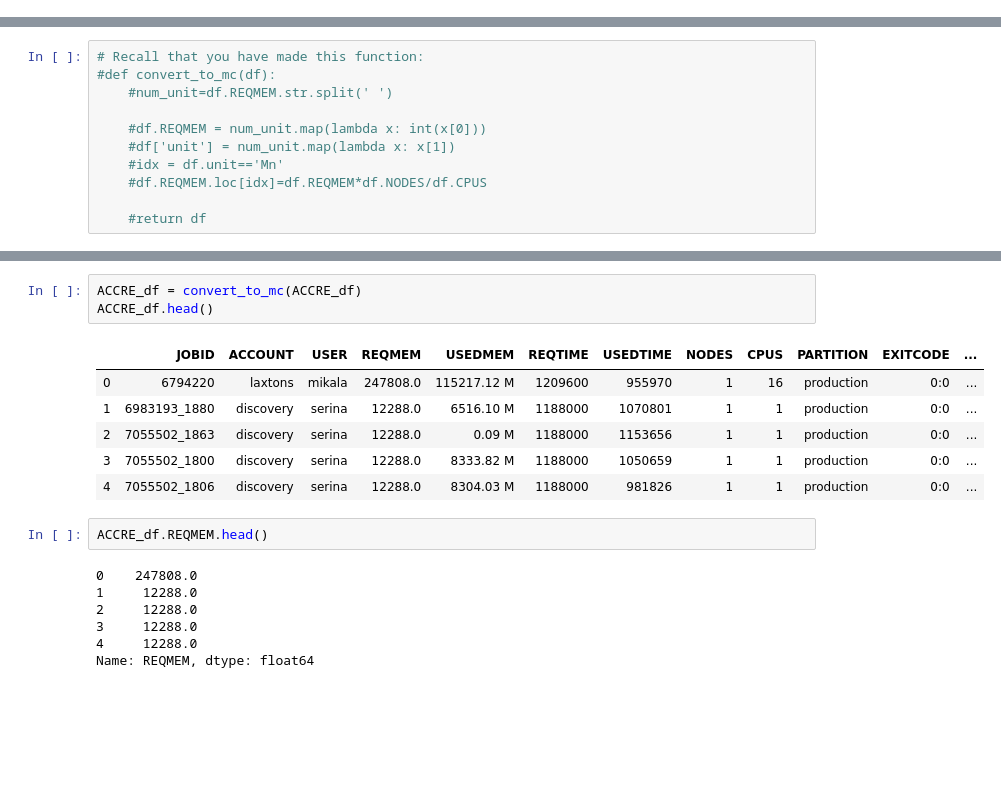
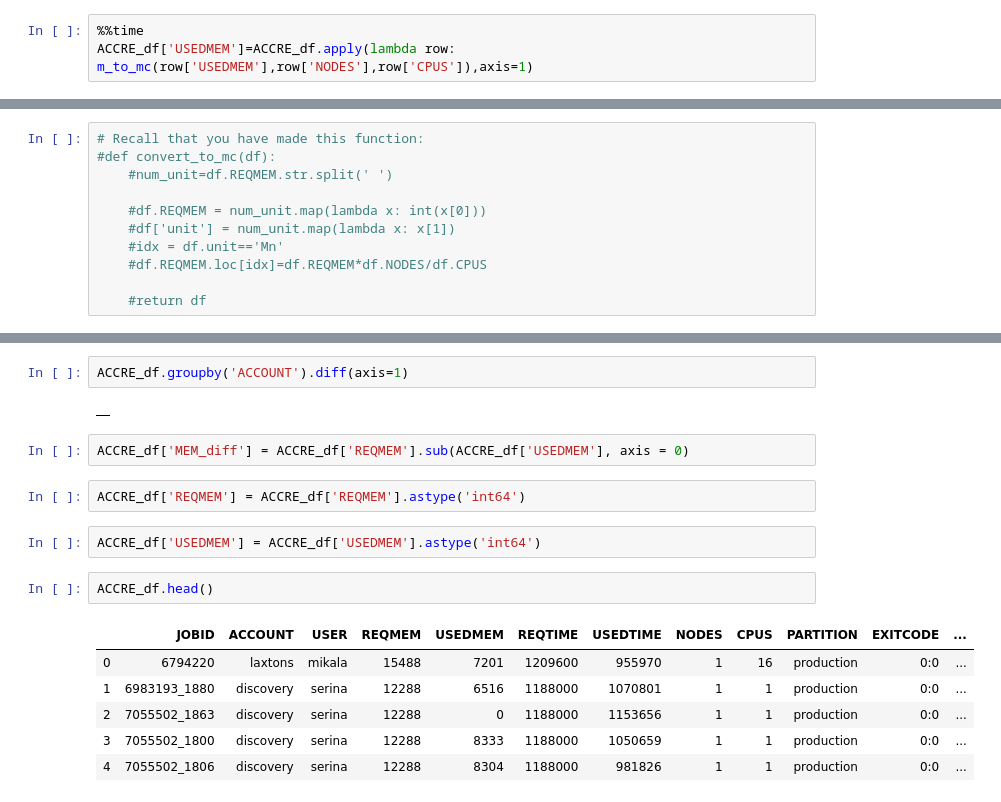
Before and after one commit to Barrett-Rogers/dq2-accre-porcupines, a Jupyter notebook: ACCRE_notebook.ipynb, the cells around one changed output, grey strips where cells are left out. Drawn from its saved outputs; the diff is of its cells as text; blank space fills up the shorter version.

```diff
--- a/ACCRE_notebook.ipynb
+++ b/ACCRE_notebook.ipynb
@@ -365,0 +316,3 @@ ACCRE_df.head()
+# %%
+%%time
+ACCRE_df['USEDMEM']=ACCRE_df.apply(lambda row: m_to_mc(row['USEDMEM'],row['NODES'],row['CPUS']),axis=1)
@@ -377,19 +399,19 @@ ACCRE_df.head()
+# %%
+ACCRE_df.groupby('ACCOUNT').diff(axis=1)
+# %% [output]
+|  |
+# %%
+ACCRE_df['MEM_diff'] = ACCRE_df['REQMEM'].sub(ACCRE_df['USEDMEM'], axis = 0)
+# %%
+ACCRE_df['REQMEM'] = ACCRE_df['REQMEM'].astype('int64')
+# %%
+ACCRE_df['USEDMEM'] = ACCRE_df['USEDMEM'].astype('int64')
 # %%
-ACCRE_df = convert_to_mc(ACCRE_df)
 ACCRE_df.head()
 # %% [output]
 |  | JOBID | ACCOUNT | USER | REQMEM | USEDMEM | REQTIME | USEDTIME | NODES | CPUS | PARTITION | EXITCODE | ... |
-| 0 | 6794220 | laxtons | mikala | 247808.0 | 115217.12 M | 1209600 | 955970 | 1 | 16 | production | 0:0 | ... |
-| 1 | 6983193_1880 | discovery | serina | 12288.0 | 6516.10 M | 1188000 | 1070801 | 1 | 1 | production | 0:0 | ... |
-| 2 | 7055502_1863 | discovery | serina | 12288.0 | 0.09 M | 1188000 | 1153656 | 1 | 1 | production | 0:0 | ... |
-| 3 | 7055502_1800 | discovery | serina | 12288.0 | 8333.82 M | 1188000 | 1050659 | 1 | 1 | production | 0:0 | ... |
-| 4 | 7055502_1806 | discovery | serina | 12288.0 | 8304.03 M | 1188000 | 981826 | 1 | 1 | production | 0:0 | ... |
+| 0 | 6794220 | laxtons | mikala | 15488 | 7201 | 1209600 | 955970 | 1 | 16 | production | 0:0 | ... |
+| 1 | 6983193_1880 | discovery | serina | 12288 | 6516 | 1188000 | 1070801 | 1 | 1 | production | 0:0 | ... |
+| 2 | 7055502_1863 | discovery | serina | 12288 | 0 | 1188000 | 1153656 | 1 | 1 | production | 0:0 | ... |
+| 3 | 7055502_1800 | discovery | serina | 12288 | 8333 | 1188000 | 1050659 | 1 | 1 | production | 0:0 | ... |
+| 4 | 7055502_1806 | discovery | serina | 12288 | 8304 | 1188000 | 981826 | 1 | 1 | production | 0:0 | ... |
-# %%
-ACCRE_df.REQMEM.head()
-# %% [output]
-0    247808.0
-1     12288.0
-2     12288.0
-3     12288.0
-4     12288.0
-Name: REQMEM, dtype: float64
```
Also changed, not shown: parts of 32 cells of this notebook.
